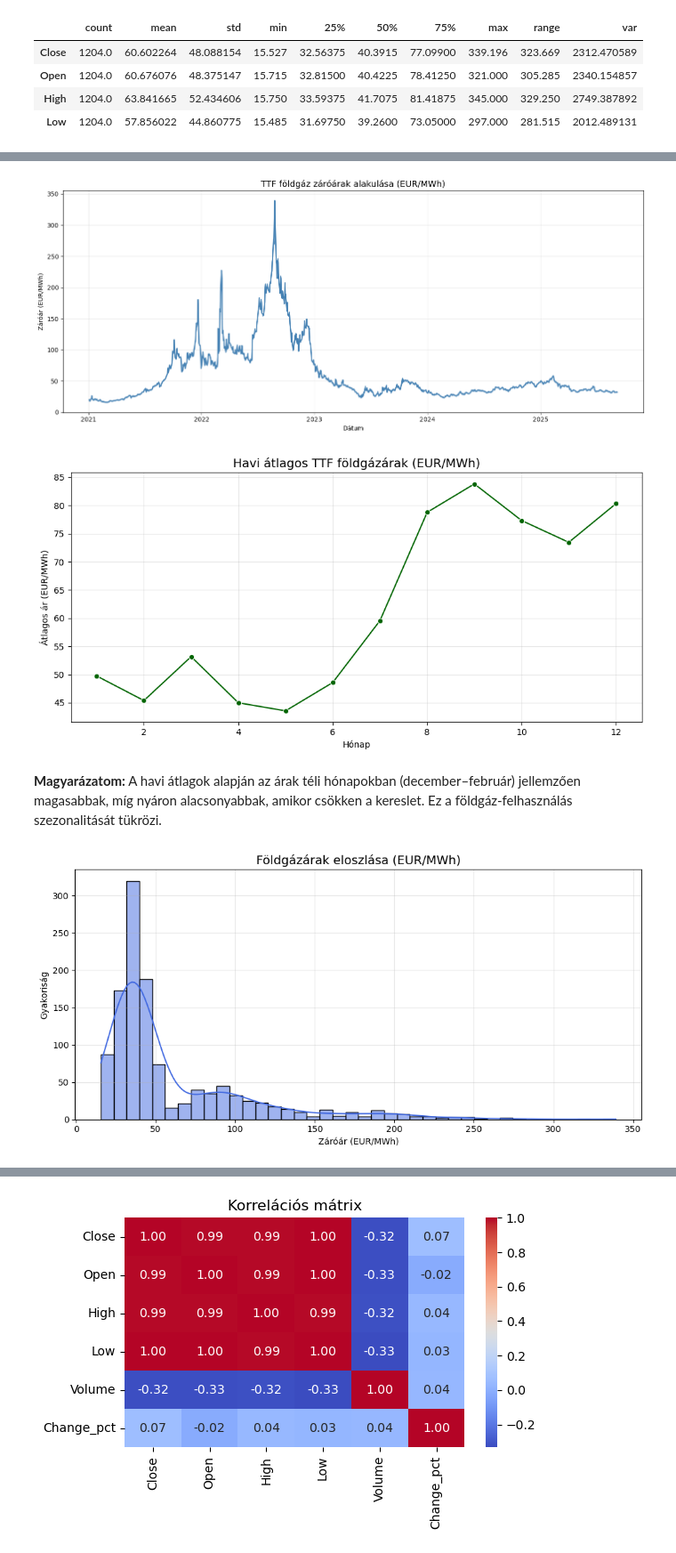
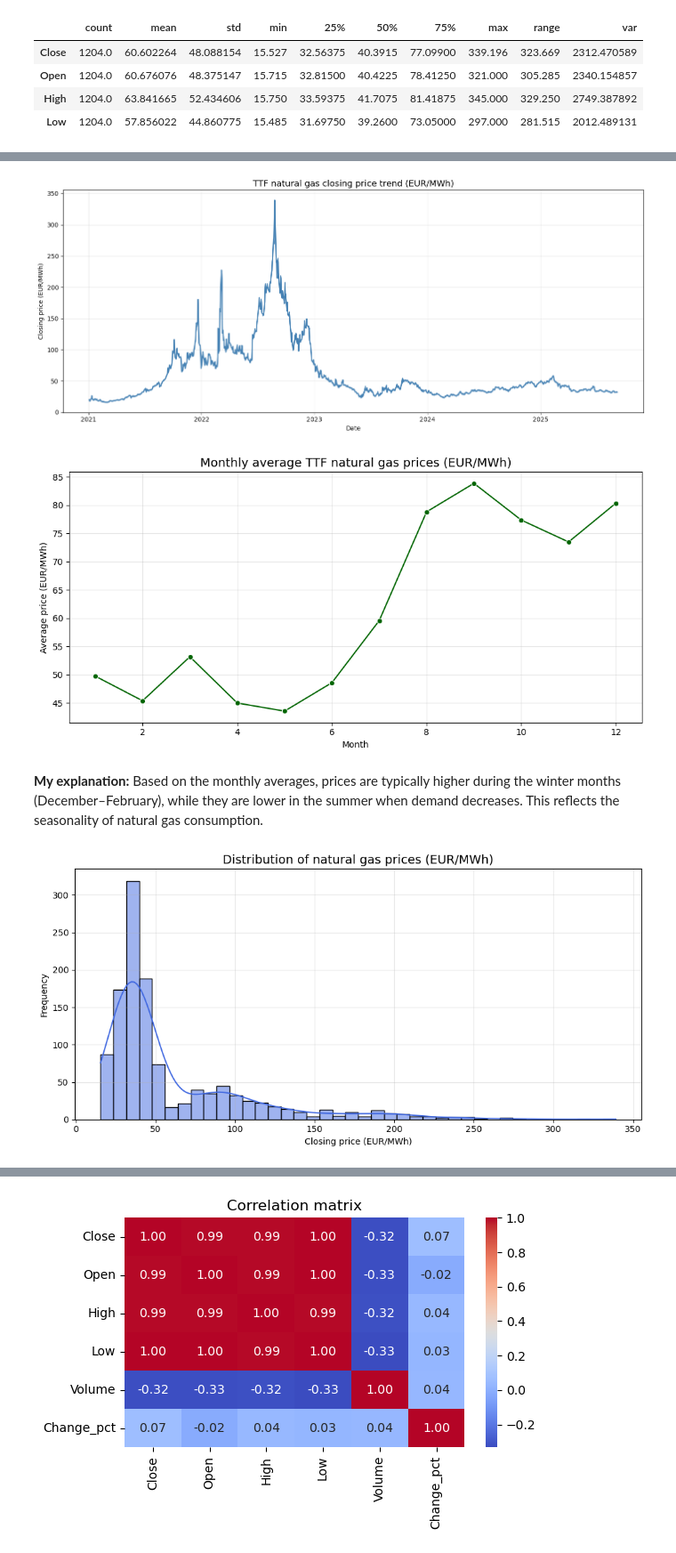
Before and after one commit to RichardImreToth/ttf-gas-price-analysis, a Jupyter notebook: Energy Analysis_Task.ipynb, the cells around one changed output, grey strips where cells are left out. Shown at 89% size. Drawn from its saved outputs; the diff is of its cells as text; code cells hidden in the pictures.

```diff
--- a/Energy Analysis_Task.ipynb
+++ b/Energy Analysis_Task.ipynb
@@ -246,45 +243,45 @@ A téli hónapokban (november–február) az árak jellemzően magasabbak, a fok
 # %%
 plt.figure(figsize=(14,6))
 plt.plot(df['Date'], df['Close'], color='steelblue', linewidth=2)
-plt.title('TTF földgáz záróárak alakulása (EUR/MWh)', fontsize=14)
-plt.xlabel('Dátum')
-plt.ylabel('Záróár (EUR/MWh)')
+plt.title('TTF natural gas closing price trend (EUR/MWh)', fontsize=14)
+plt.xlabel('Date')
+plt.ylabel('Closing price (EUR/MWh)')
 plt.grid(True, alpha=0.3)
 plt.tight_layout()
 plt.show()
 # %% [output]
-[figure, old version]
+[figure, new version]
 # %%
-# Új oszlopokat hozok létre az év és hónap kinyerésére
+# Creating new columns to extract the year and month
 df['Year'] = df['Date'].dt.year
 df['Month'] = df['Date'].dt.month
 
-# Havi átlagárak kiszámítása
+# Calculating monthly average prices
 monthly_avg = df.groupby('Month')['Close'].mean().reset_index()
 
-# Grafikon
+# Chart
 plt.figure(figsize=(10,5))
 sns.lineplot(data=monthly_avg, x='Month', y='Close', color='darkgreen', marker='o')
-plt.title('Havi átlagos TTF földgázárak (EUR/MWh)', fontsize=14)
-plt.xlabel('Hónap')
-plt.ylabel('Átlagos ár (EUR/MWh)')
+plt.title('Monthly average TTF natural gas prices (EUR/MWh)', fontsize=14)
+plt.xlabel('Month')
+plt.ylabel('Average price (EUR/MWh)')
 plt.grid(True, alpha=0.3)
 plt.tight_layout()
 plt.show()
 # %% [output]
-[figure, old version]
+[figure, new version]
 # %% [markdown]
-**Magyarázatom:**
-A havi átlagok alapján az árak téli hónapokban (december–február) jellemzően magasabbak, míg nyáron alacsonyabbak, amikor csökken a kereslet. Ez a földgáz-felhasználás szezonalitását tükrözi.
+**My explanation:**
+Based on the monthly averages, prices are typically higher during the winter months (December–February), while they are lower in the summer when demand decreases. This reflects the seasonality of natural gas consumption.
 # %%
 plt.figure(figsize=(10,5))
 sns.histplot(df['Close'], bins=40, kde=True, color='royalblue')
-plt.title('Földgázárak eloszlása (EUR/MWh)', fontsize=14)
-plt.xlabel('Záróár (EUR/MWh)')
-plt.ylabel('Gyakoriság')
+plt.title('Distribution of natural gas prices (EUR/MWh)', fontsize=14)
+plt.xlabel('Closing price (EUR/MWh)')
+plt.ylabel('Frequency')
 plt.grid(True, alpha=0.3)
 plt.tight_layout()
 plt.show()
 # %% [output]
-[figure, old version]
+[figure, new version]
 # %% [markdown]
```
Also changed, not shown: parts of 22 cells of this notebook.
